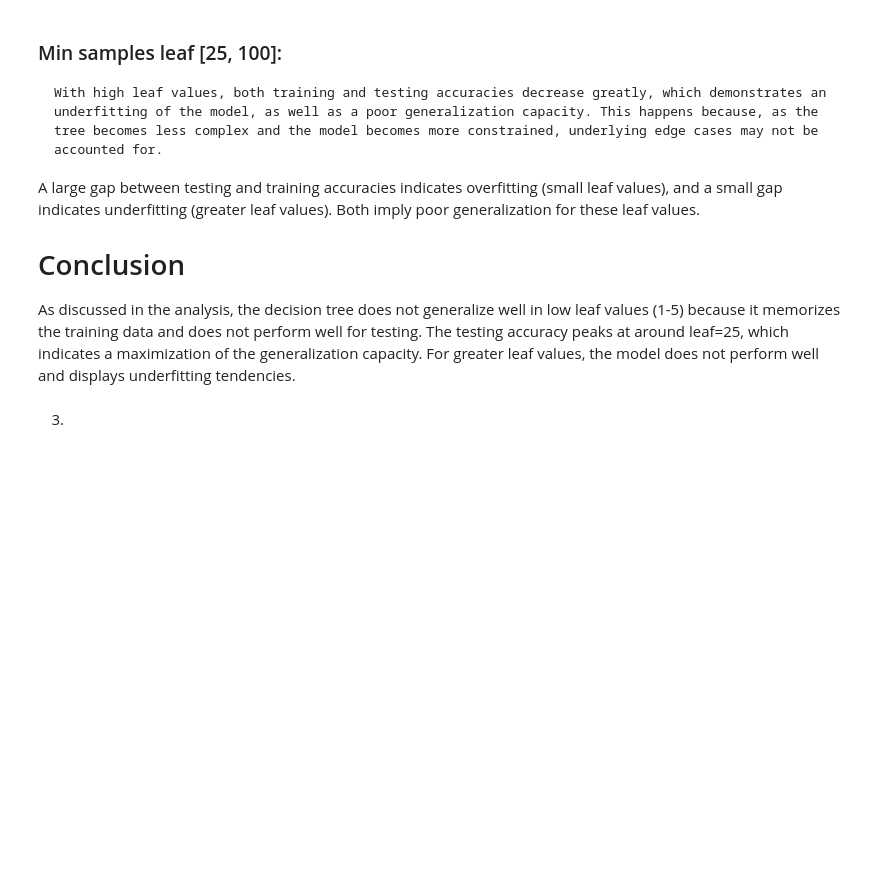
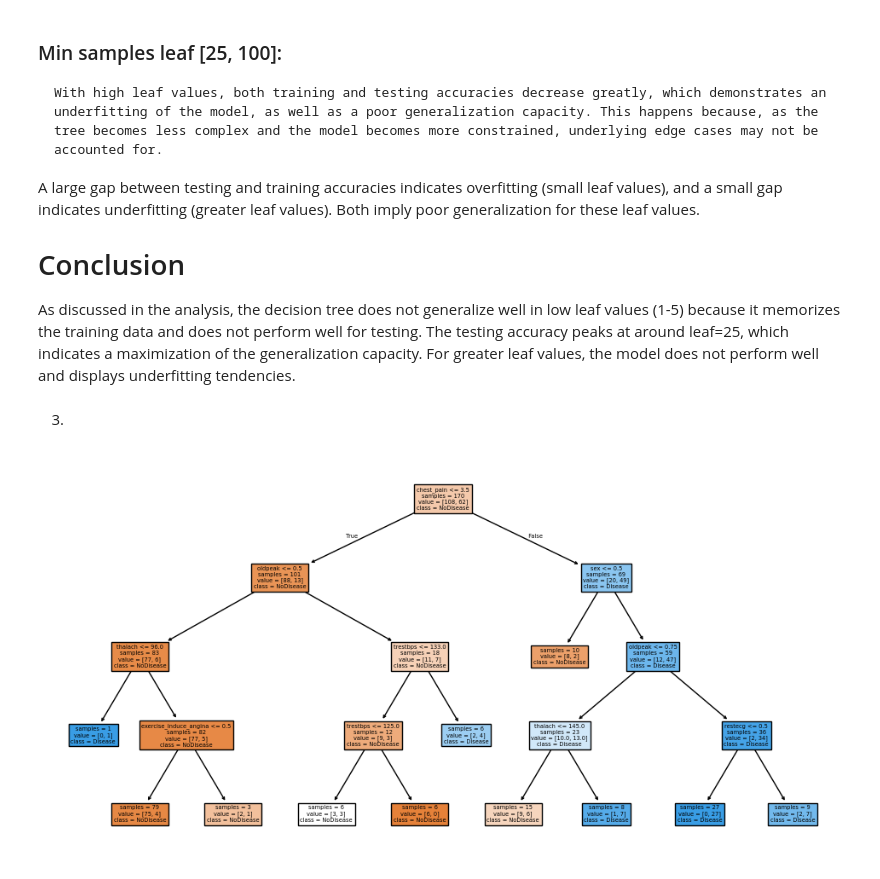
Before and after one commit to robot-mazeee/Machine-Learning-Project, a Jupyter notebook: Homework1/G001_notebook.ipynb, the cells around one changed output. Drawn from its saved outputs; the diff is of its cells as text; code cells hidden in the pictures; blank space fills up the shorter version.

```diff
--- a/Homework1/G001_notebook.ipynb
+++ b/Homework1/G001_notebook.ipynb
@@ -137,3 +151,31 @@ A large gap between testing and training accuracies indicates overfitting (small
 As discussed in the analysis, the decision tree does not generalize well in low leaf values (1-5) because it memorizes the training data and does not perform well for testing. The testing accuracy peaks at around leaf=25, which indicates a maximization of the generalization capacity. For greater leaf values, the model does not perform well and displays underfitting tendencies.
 # %% [markdown]
 3.
+# %%
+# Split the dataset as required (60-20-20)
+x_train, x_temp, y_train, y_temp = train_test_split(x, y, test_size=0.4, stratify=y, random_state=1)
+x_val, x_test, y_val, y_test = train_test_split(x_temp, y_temp, test_size=0.5, stratify=y_temp, random_state=1)
+
+# Hyperparameter search
+best_model = None
+best_validation_acc = 0
+
+for depth in range(2, 5):
+    for slipt in range(2, 101):
+        model = DecisionTreeClassifier(max_depth=depth, min_samples_split=slipt, random_state=1)
+        model.fit(x_train, y_train)
+
+        validation_acc = accuracy_score(y_val, model.predict(x_val))
+        test_acc = accuracy_score(y_test, model.predict(x_test))
+
+        if validation_acc > 0.80 and test_acc > 0.785:
+            if validation_acc > best_validation_acc:
+                best_validation_acc = validation_acc
+                best_model = model
+
+# i. Plot the decision tree
+plt.figure(figsize=(12, 6))
+plot_tree(best_model, feature_names=x.columns, class_names=["NoDisease", "Disease"], filled=True, impurity=False)
+plt.show()
+# %% [output]
+[figure, added]
```
Also changed, not shown: parts of 3 cells of this notebook.
